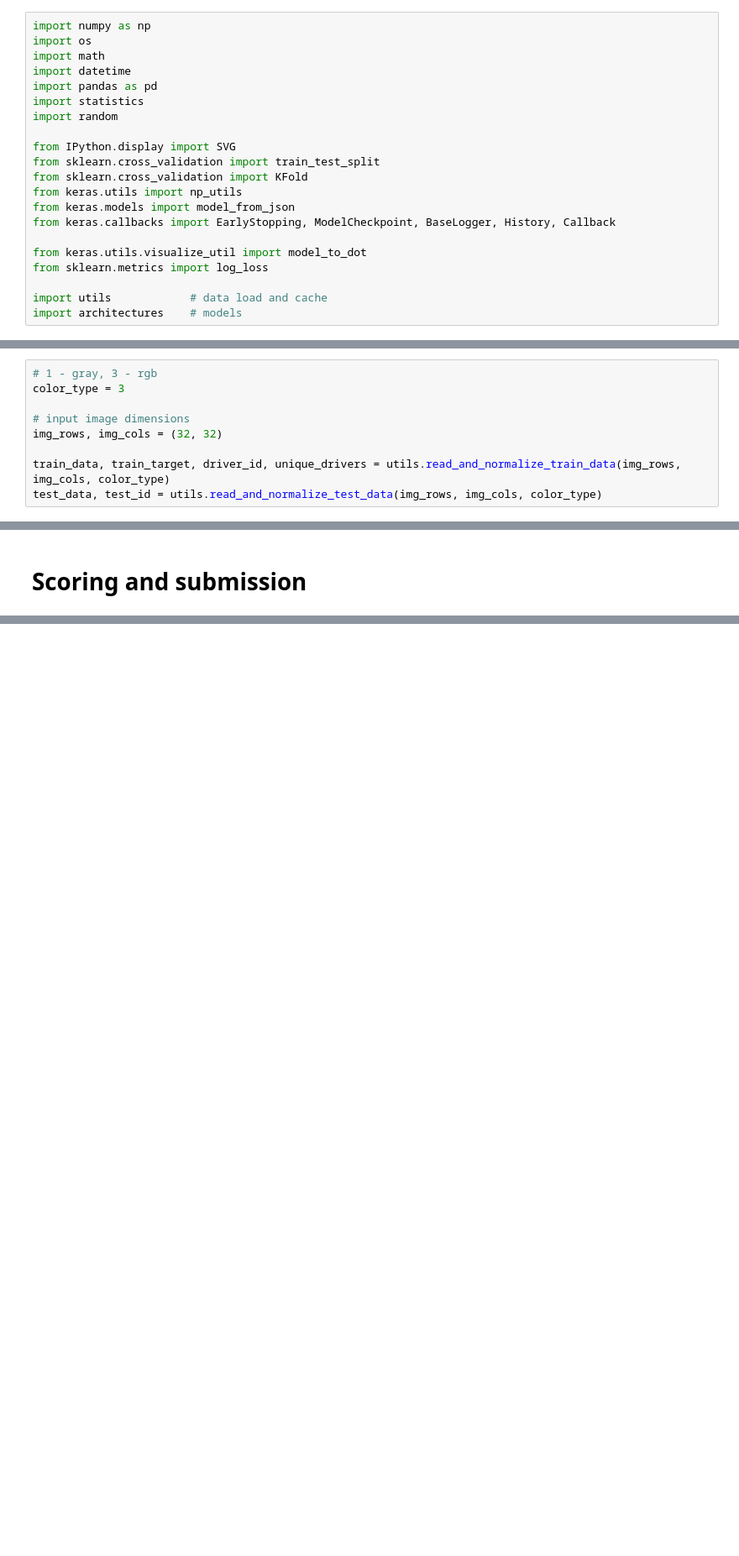
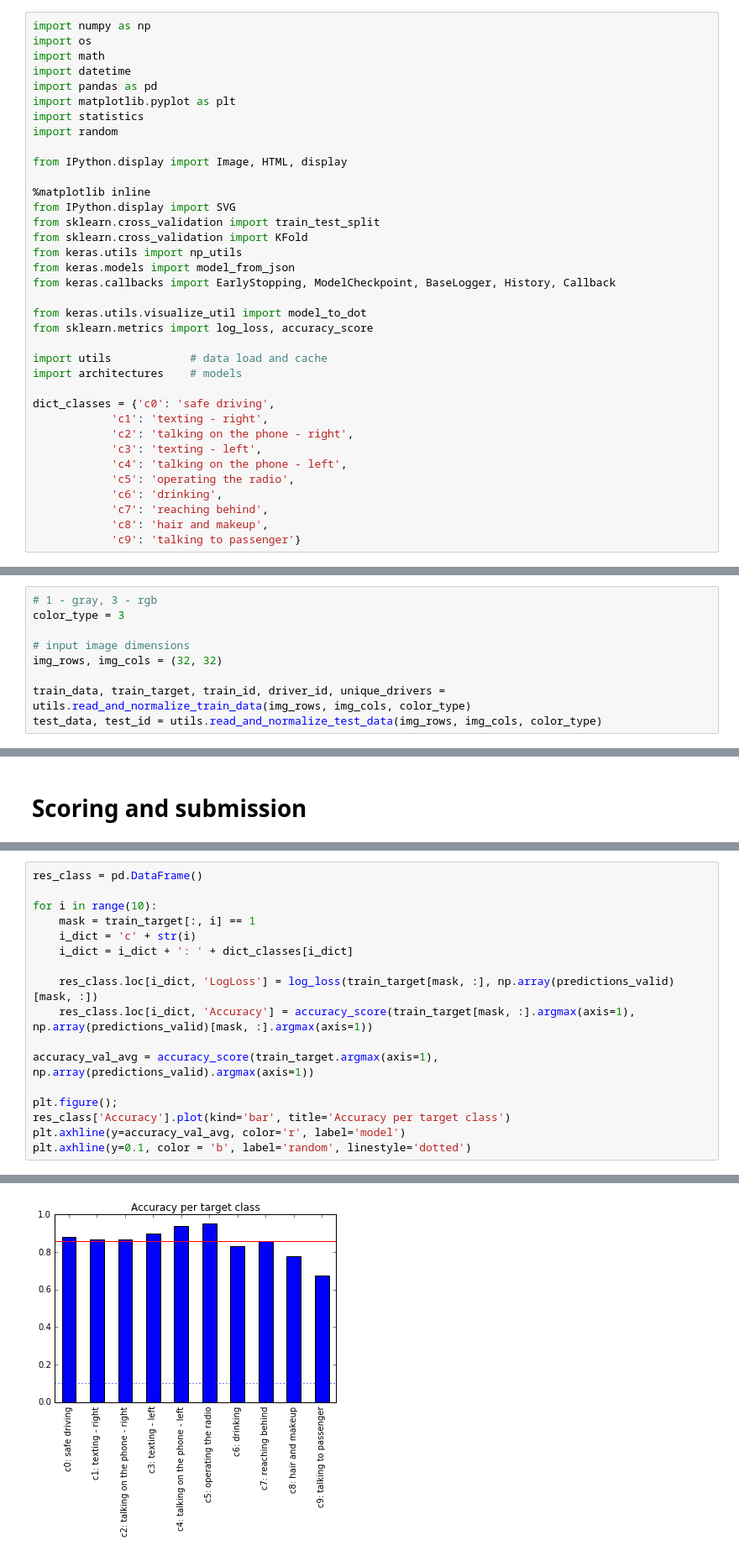
Before and after one commit to AntonP84/1605_Distracted_Drivers, a Jupyter notebook: 1. Keras based model.ipynb, the cells around one changed output, grey strips where cells are left out. Shown at 84% size. Cells and saved outputs as stored; diff of their text form; blank space fills up the shorter version.

Commit message:
some graphs added

```diff
--- a/1. Keras based model.ipynb
+++ b/1. Keras based model.ipynb
@@ -4,9 +4,13 @@ import os
 import math
 import datetime
 import pandas as pd
+import matplotlib.pyplot as plt
 import statistics
 import random
 
+from IPython.display import Image, HTML, display
+
+%matplotlib inline
 from IPython.display import SVG
 from sklearn.cross_validation import train_test_split
 from sklearn.cross_validation import KFold
@@ -15,10 +19,21 @@ from keras.models import model_from_json
 from keras.callbacks import EarlyStopping, ModelCheckpoint, BaseLogger, History, Callback
 
 from keras.utils.visualize_util import model_to_dot
-from sklearn.metrics import log_loss
+from sklearn.metrics import log_loss, accuracy_score
 
 import utils            # data load and cache
 import architectures    # models
+
+dict_classes = {'c0': 'safe driving',
+            'c1': 'texting - right',
+            'c2': 'talking on the phone - right',
+            'c3': 'texting - left',
+            'c4': 'talking on the phone - left',
+            'c5': 'operating the radio',
+            'c6': 'drinking',
+            'c7': 'reaching behind',
+            'c8': 'hair and makeup',
+            'c9': 'talking to passenger'}
 # %% [output]
 Using TensorFlow backend.
 # %% [markdown]
@@ -30,7 +45,7 @@ color_type = 3
 # input image dimensions
 img_rows, img_cols = (32, 32)
 
-train_data, train_target, driver_id, unique_drivers = utils.read_and_normalize_train_data(img_rows, img_cols, color_type)
+train_data, train_target, train_id, driver_id, unique_drivers = utils.read_and_normalize_train_data(img_rows, img_cols, color_type)
 test_data, test_id = utils.read_and_normalize_test_data(img_rows, img_cols, color_type)
 # %% [output]
 Restore train from cache!
@@ -182,0 +188,18 @@ id_160520_loss_0.5321_r_32_c_32_folds_5
+# %%
+res_class = pd.DataFrame()
+
+for i in range(10):
+    mask = train_target[:, i] == 1
+    i_dict = 'c' + str(i)
+    i_dict = i_dict + ': ' + dict_classes[i_dict]
+
+    res_class.loc[i_dict, 'LogLoss'] = log_loss(train_target[mask, :], np.array(predictions_valid)[mask, :])
+    res_class.loc[i_dict, 'Accuracy'] = accuracy_score(train_target[mask, :].argmax(axis=1), np.array(predictions_valid)[mask, :].argmax(axis=1))
+
+accuracy_val_avg = accuracy_score(train_target.argmax(axis=1), np.array(predictions_valid).argmax(axis=1))
+
+plt.figure();
+res_class['Accuracy'].plot(kind='bar', title='Accuracy per target class')
+plt.axhline(y=accuracy_val_avg, color='r', label='model')
+plt.axhline(y=0.1, color = 'b', label='random', linestyle='dotted')
+# %% [output]
@@ -182,0 +207 @@ id_160520_loss_0.5321_r_32_c_32_folds_5
+[figure, added]
```
Also changed, not shown: parts of 9 cells of this notebook.
